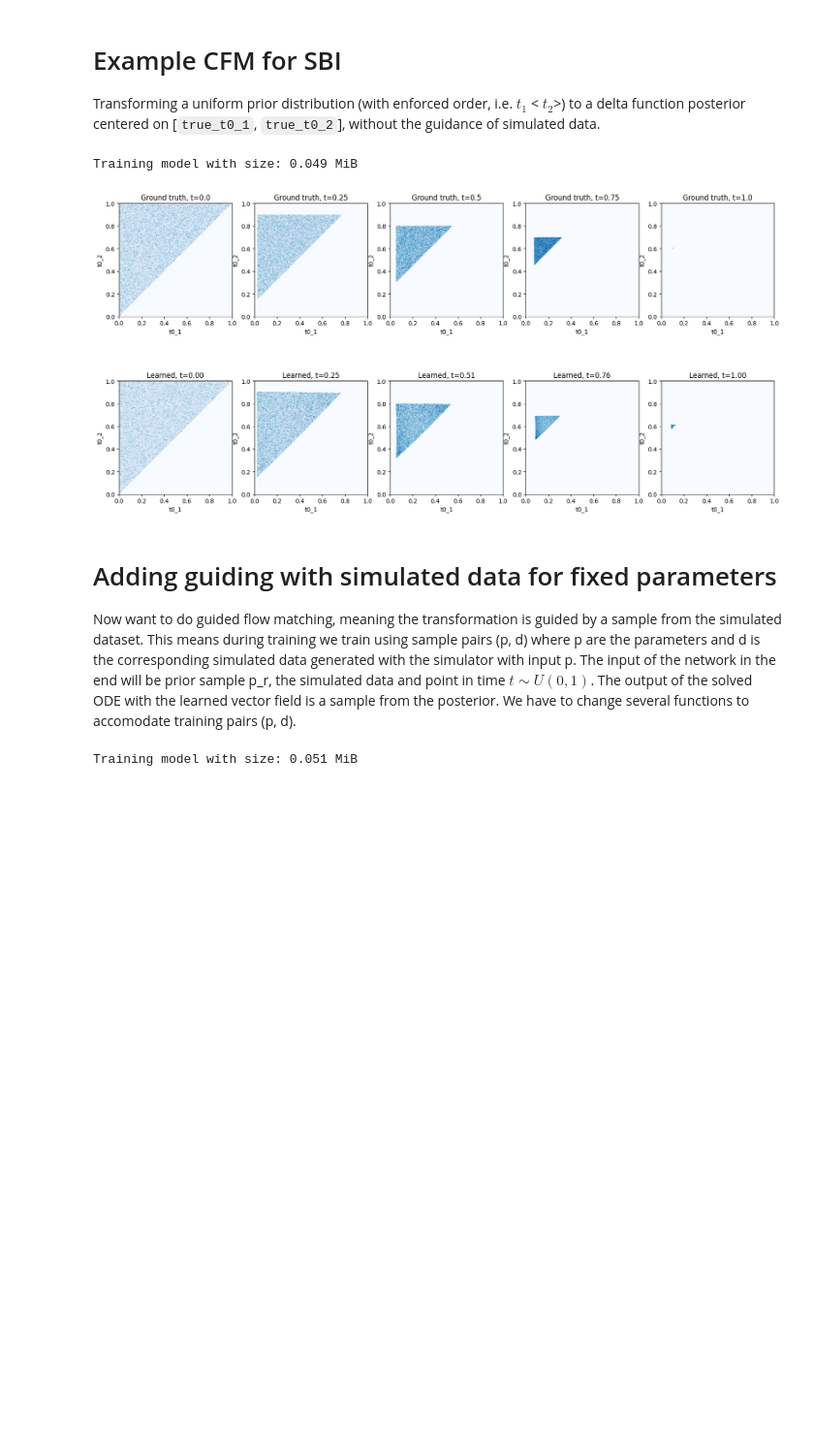
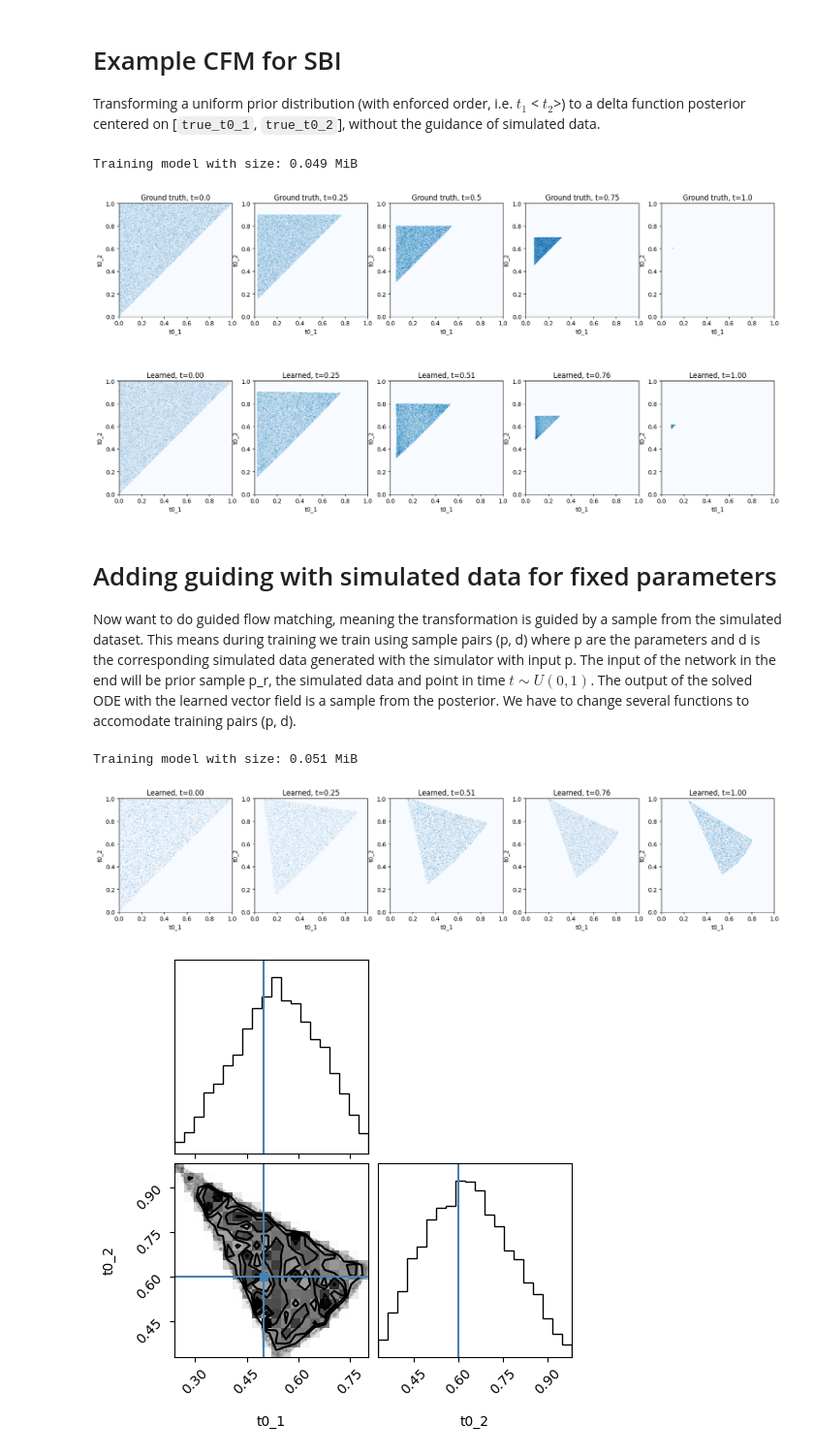
Before and after one commit to Ninavd/FRB-flow, a Jupyter notebook: notebooks/FM_simple_model.ipynb, the cells around one changed output. Shown at 97% size. Drawn from its saved outputs; the diff is of its cells as text; code cells hidden in the pictures; blank space fills up the shorter version.

```diff
--- a/notebooks/FM_simple_model.ipynb
+++ b/notebooks/FM_simple_model.ipynb
@@ -238,9 +121,20 @@ linear_flow_model = MLPGuidedVectorField(dim=2, hiddens=[64, 64, 32, 16], y_dim=
-# %%
-# Construct trainer
-trainer = GuidedConditionalFlowMatchingTrainer(path, linear_flow_model)
-losses = trainer.train(num_epochs=400000, device=device, lr=5e-4, batch_size=256) # changed batch size to power of 2, used lower lr
-# %% [output]
-Training model with size: 0.051 MiB
+# %%
+# from src.flow_matching.distributions import Prior, Posterior
+
+path = GuidedLinearProbabilityPath(
+    p_simple=Prior(),
+    p_data=Posterior()
+)
+
+latent_dim = 100
+time_seq_encoder = LightCurveThinner(latent_dim=latent_dim)
+
+vector_field = MLPGuidedVectorField(dim=2, hiddens=[64, 64, 32, 16], y_dim=latent_dim, time_seq_encoder=time_seq_encoder)
+
+trainer = GuidedConditionalFlowMatchingTrainer(path, vector_field)
+losses = trainer.train(2000, device, 5e-4, save_checkpoint=True, batch_size=256)
+# %% [output]
+Training model with size: 0.051 MiB
 # %%
 # --------------------------------------------- #
 #   Plot Marginal Path of Learned Vector Field  #
@@ -255,7 +149,7 @@ amp  = 25.0
 rise = 0.03
 skew = 5
 ybkg = 5.0
-true_t0 = [0.2, 0.8] # NOTE: this has to obey the prior! (i.e. t0_1 < t0_2 < ... < t0_n)
+true_t0 = [0.5, 0.6] # NOTE: this has to obey the prior! (i.e. t0_1 < t0_2 < ... < t0_n)
 
 # generate simulated data for one burst
 burstparams = {
@@ -273,23 +167,20 @@ model = Model(
     )
 
 simulator = BurstSimulator(model)
-x_counts = simulator.simulate_burst()
-
-# reduce light curve time resolution (save every 10th point)
-compressed_x_counts = torch.Tensor(x_counts[::10])
+x_counts = torch.Tensor(simulator.simulate_burst())
 
 num_samples = 10000  # number of prior samples to transform
 num_marginals = 5   # number of snapshots
 
 # use same data for all prior samples
-simulation_time_resolution = 100
+simulation_time_resolution = 1000
 simulations = torch.zeros((num_samples, simulation_time_resolution)).to(device)
 
 for row_nr in range(len(simulations)):
-    simulations[row_nr, :] = compressed_x_counts
+    simulations[row_nr, :] = x_counts
 
 # Initialize ODE solver
-solver = EulerODESolver(linear_flow_model)
+solver = EulerODESolver(vector_field)
 ts = torch.linspace(0, 1, 100).to(device)
 
 # simulate ODE starting from x0   # TODO: should simulation be from the one used in training?
@@ -297,32 +188,35 @@ x0 = path.p_simple.sample(num_samples)
 xts = solver.solve_with_trajectory(x0, ts.view(1, -1, 1).expand(num_samples,-1,1), y=simulations)
 
 # only save num_marginals snapshots
 record_every_idxs = record_every(len(ts), len(ts) // (num_marginals - 1))
 xts = xts[:,record_every_idxs,:]
 
 # plot snapshots of marginal path
 plt.figure(figsize=(20, 5))
 
 for idx in range(xts.shape[1]):
     xx = xts[:,idx,:]
     t = ts.cpu()[record_every_idxs[idx]]
 
     plt.subplot(1, num_marginals, idx + 1)
 
-    plt.hist2d(x=xx[:, 0], y=xx[:, 1], bins=50, cmap='Blues')
-
+    # plt.hist2d(x=xx[:, 0], y=xx[:, 1], bins=50, cmap='Blues')
+    hist2d_samples(xx, range=[[0,1], [0,1]], percentile=100, cmap='Blues')
     plt.title(f"Learned, t={t:.2f}")
     plt.xlabel(f"t0_1")
     plt.ylabel(f"t0_2")
 
     plt.xlim(0, 1)
     plt.ylim(0, 1)
 
 plt.show()
 
 # TODO: Plot t=1 like a corner plot ?
 from corner import corner
 
 # print(xx, type(xx), xx.shape)
 fig = corner(xx.numpy(), labels=["t0_1", "t0_2"], truths=np.array(true_t0))
 fig.show()
+# %% [output]
+[figure, added]
+[figure, added]
```
Also changed, not shown: parts of 3 cells of this notebook, 1 other file.
